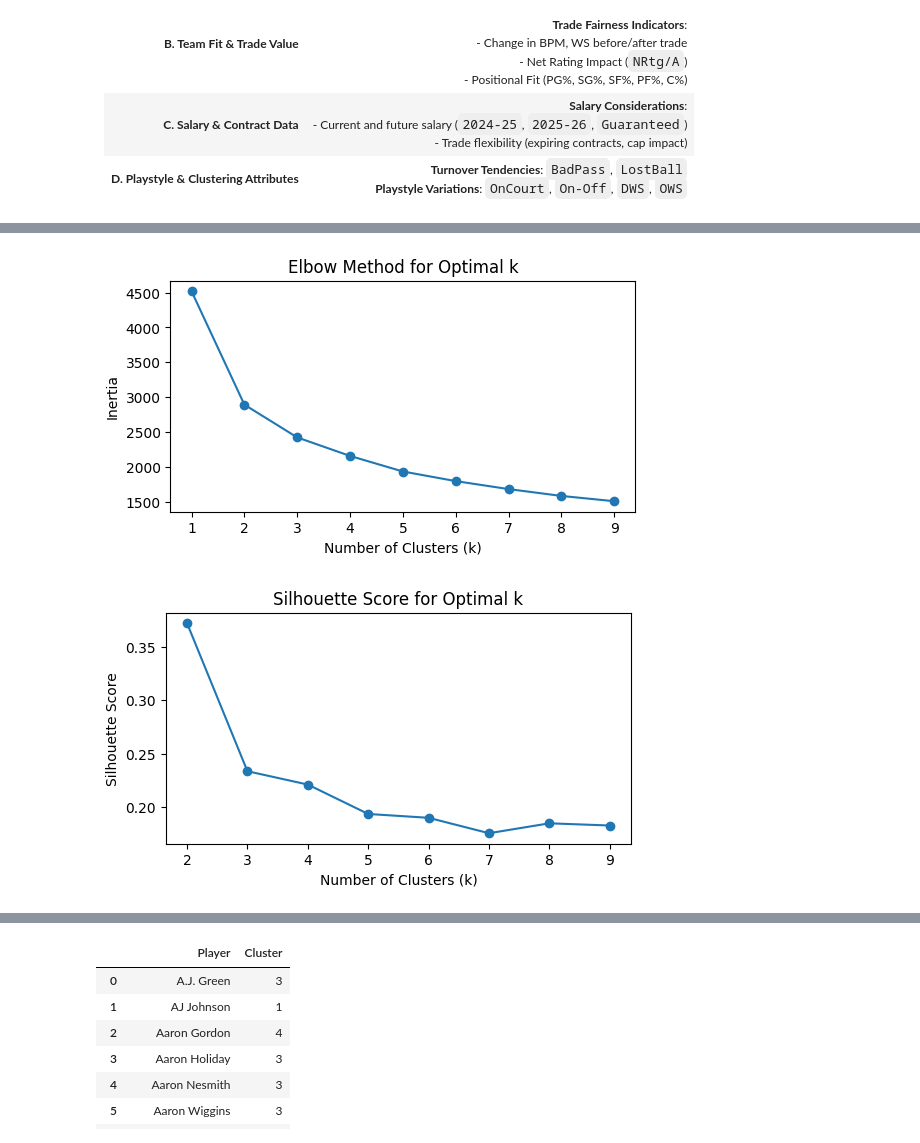
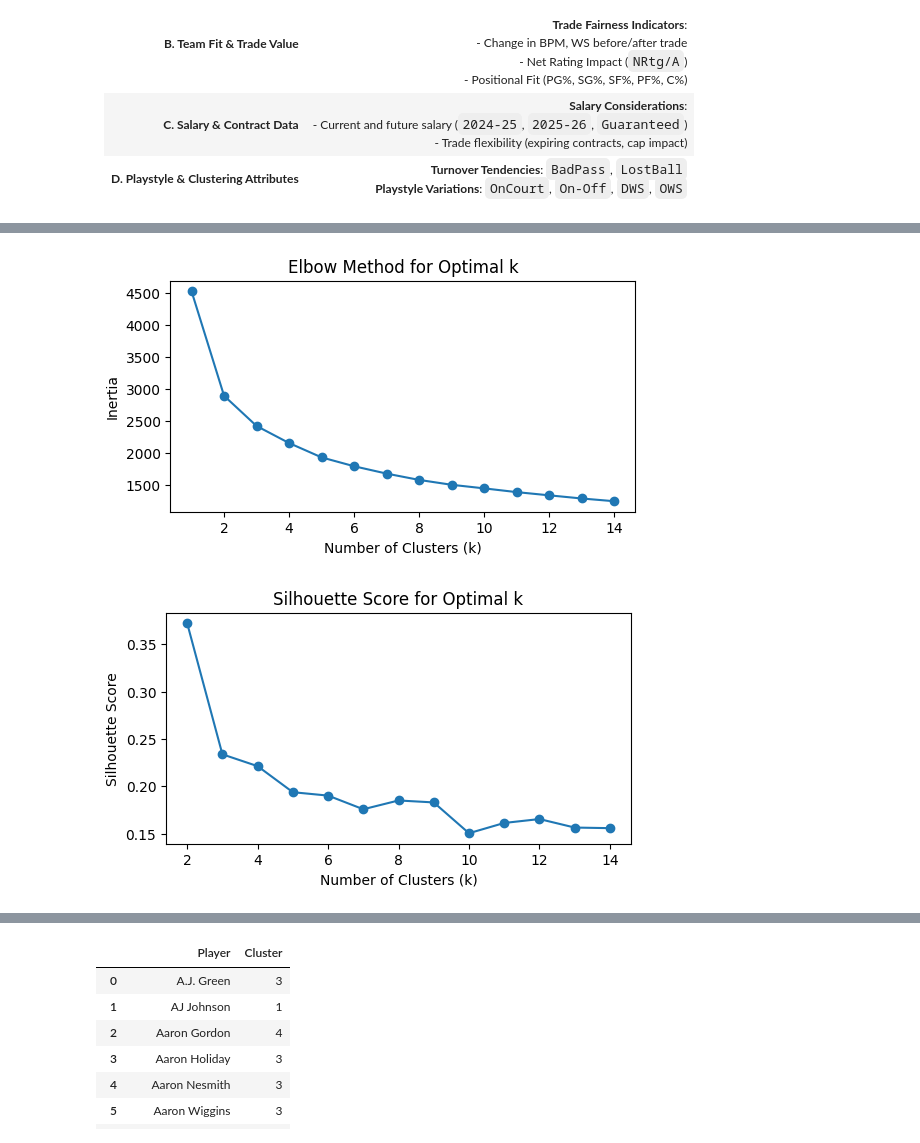
Before and after one commit to Makster04/Phase_4_Project, a Jupyter notebook: Project.ipynb, the cells around one changed output, grey strips where cells are left out. Saved outputs shown, nothing was run; the diff lists cells and outputs as text; code cells hidden in the pictures.

```diff
--- a/Project.ipynb
+++ b/Project.ipynb
@@ -306,41 +311,41 @@ features = [
     "PTS", "AST", "TRB", "STL", "BLK", "TOV", "USG%", "BPM", "WS/48", "VORP"
 ]
 
 # Drop rows with missing values
 player_performance_df = player_performance_df.dropna(subset=features)
 
 # Extract player names separately
 players = player_performance_df["Player"]
 X = player_performance_df[features]
 
 # Standardize the features
 scaler = StandardScaler()
 X_scaled = scaler.fit_transform(X)
 
 # Determine the optimal number of clusters using the Elbow Method
 inertia = []
-k_range = range(1, 10)
+k_range = range(1, 15)
 
 for k in k_range:
     kmeans = KMeans(n_clusters=k, random_state=42, n_init=10)
     kmeans.fit(X_scaled)
     inertia.append(kmeans.inertia_)
 
 # Plot the Elbow Curve
 plt.figure(figsize=(6, 3))
 plt.plot(k_range, inertia, marker="o")
 plt.xlabel("Number of Clusters (k)")
 plt.ylabel("Inertia")
 plt.title("Elbow Method for Optimal k")
 plt.show()
 # %% [output]
-[figure, old version]
+[figure, new version]
 # %%
 from sklearn.metrics import silhouette_score
 
 # Calculate silhouette scores for different cluster sizes
 silhouette_scores = []
-k_range = range(2, 10)  # Silhouette score requires at least 2 clusters
+k_range = range(2, 15)
 
 for k in k_range:
     kmeans = KMeans(n_clusters=k, random_state=42, n_init=10)
@@ -356,4 +361,4 @@ plt.ylabel("Silhouette Score")
 plt.title("Silhouette Score for Optimal k")
 plt.show()
 # %% [output]
-[figure, old version]
+[figure, new version]
```
Also changed, not shown: parts of 3 cells of this notebook, 1 other file.
